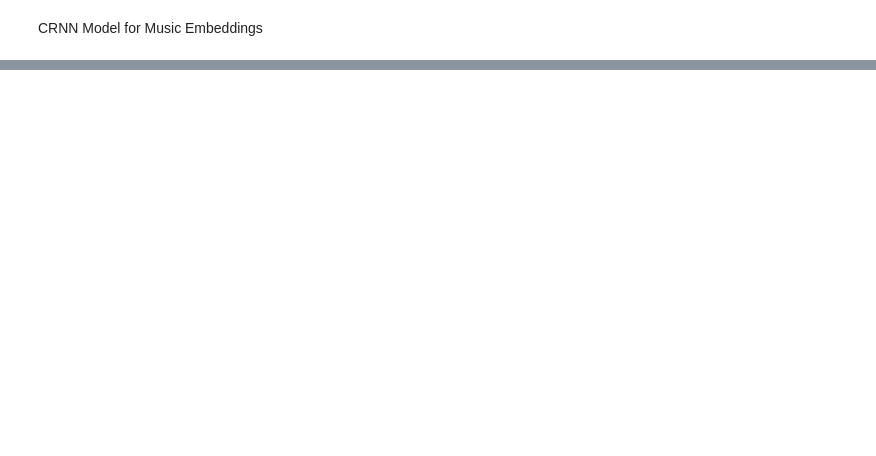
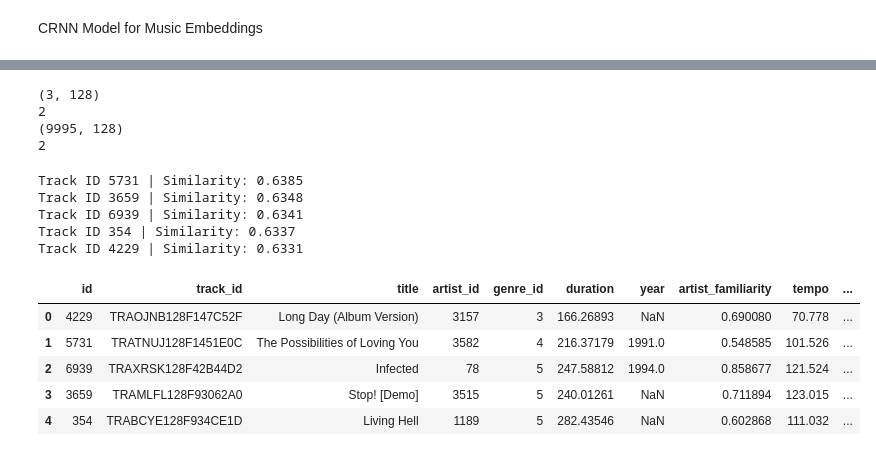
Before and after one commit to stefandprins/MR, a Jupyter notebook: backend/app/notebook/crnn_model.ipynb, the cells around one changed output, grey strips where cells are left out. Drawn from its saved outputs; the diff is of its cells as text; code cells hidden in the pictures; blank space fills up the shorter version.

Commit message:
Backend updates
The recommender code and endpoint added

```diff
--- a/backend/app/notebook/crnn_model.ipynb
+++ b/backend/app/notebook/crnn_model.ipynb
@@ -124,0 +424,16 @@ history = model.fit(X, y_categorical, batch_size=32, epochs=20, validation_split
+# %%
+track_embeddings = np.load("track_embeddings.npy")
+genre_predictions = np.load("genre_predictions.npy")
+# %%
+# target_index = 0  # for example, this is the selected track
+# target_embedding = load_embeddings[target_index]
+
+track_id = 1085
+
+# Ensure valid_track_ids is a NumPy array
+valid_track_ids = np.array(valid_track_ids)
+
+# Find the index
+track_index = np.where(valid_track_ids == track_id)[0]
+
+track_embedding = track_embeddings[track_index]
@@ -124,0 +512,52 @@ history = model.fit(X, y_categorical, batch_size=32, epochs=20, validation_split
+# %%
+import sys
+sys.path.append('../utils')
+
+from recommender_utils import get_track_embeddings
+
+track_ids = [4084, 443, 1682]  # Example track IDs
+selected_embeddings, input_indices = get_track_embeddings(track_ids, track_embeddings, valid_track_ids)
+# %%
+print(selected_embeddings.shape)
+print(selected_embeddings.ndim)
+print(track_embeddings.shape)
+print(track_embeddings.ndim)
+# %% [output]
+(3, 128)
+2
+(9995, 128)
+2
+# %%
+import sys
+sys.path.append('../utils')
+
+from recommender_utils import get_aggregated_recommendations
+
+recommendations = get_aggregated_recommendations(
+    selected_embeddings, input_indices, track_embeddings, valid_track_ids, top_n=5
+)
+
+# Show results
+for track_id, score in recommendations:
+    print(f"Track ID {track_id} | Similarity: {score:.4f}")
+# %% [output]
+Track ID 5731 | Similarity: 0.6385
+Track ID 3659 | Similarity: 0.6348
+Track ID 6939 | Similarity: 0.6341
+Track ID 354 | Similarity: 0.6337
+Track ID 4229 | Similarity: 0.6331
+# %%
+import sys
+sys.path.append('../../utils')
+
+from recommender_utils import get_track_data
+
+track_data = get_track_data(recommendations, engine)
+display(track_data)
+# %% [output]
+|  | id | track_id | title | artist_id | genre_id | duration | year | artist_familiarity | tempo | ... |
+| 0 | 4229 | TRAOJNB128F147C52F | Long Day (Album Version) | 3157 | 3 | 166.26893 | NaN | 0.690080 | 70.778 | ... |
+| 1 | 5731 | TRATNUJ128F1451E0C | The Possibilities of Loving You | 3582 | 4 | 216.37179 | 1991.0 | 0.548585 | 101.526 | ... |
+| 2 | 6939 | TRAXRSK128F42B44D2 | Infected | 78 | 5 | 247.58812 | 1994.0 | 0.858677 | 121.524 | ... |
+| 3 | 3659 | TRAMLFL128F93062A0 | Stop! [Demo] | 3515 | 5 | 240.01261 | NaN | 0.711894 | 123.015 | ... |
+| 4 | 354 | TRABCYE128F934CE1D | Living Hell | 1189 | 5 | 282.43546 | NaN | 0.602868 | 111.032 | ... |
```
Also changed, not shown: parts of 35 cells of this notebook, 40 other files.
